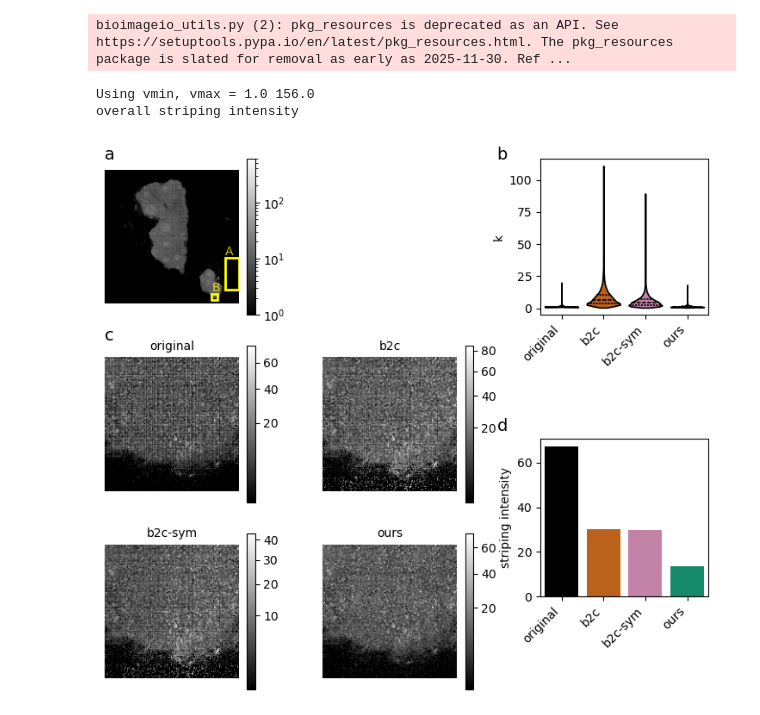
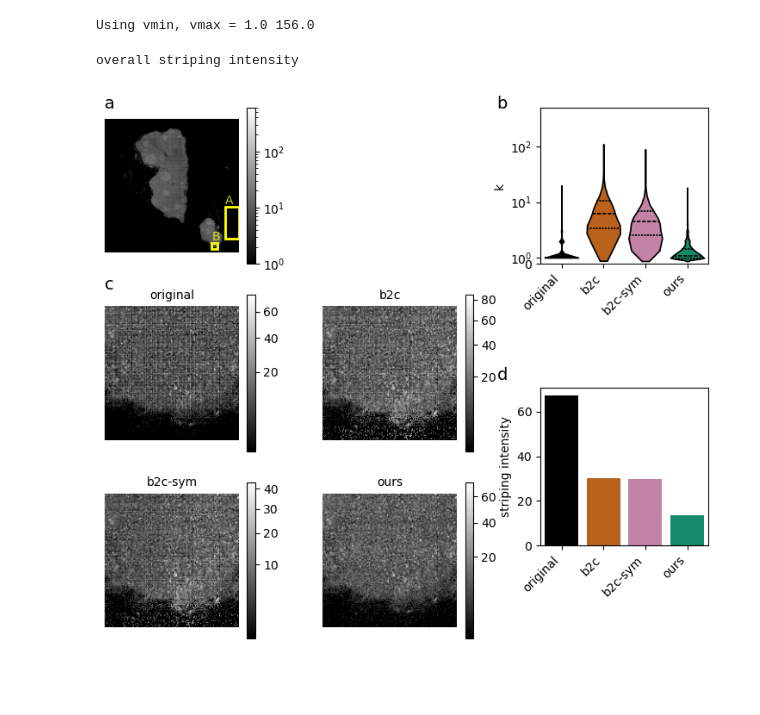
Before and after one commit to paolamalsot/destriping-GLM, a Jupyter notebook: notebooks/panel_human_lymph_node.ipynb, the cells around one changed output. Cells and saved outputs as stored; diff of their text form; code cells hidden in the pictures; blank space fills up the shorter version.

```diff
--- a/notebooks/panel_human_lymph_node.ipynb
+++ b/notebooks/panel_human_lymph_node.ipynb
@@ -3,7 +3,7 @@
 %autoreload 2
 # %%
 config_path = "experiments/benchmark_output_files/human_lymph_node.yaml"
-panel_output_path = "results/publication_oup_v2/figures/panels/panel_zebrafish_head.pdf"
+panel_output_path = "results/publication_oup_v2/figures/panels/panel_human_lymph_node.pdf"
 # %%
 from src.experiments_analysis.plots_ismb import model_name_replacement_dict, color_dict
 import yaml
@@ -104,7 +104,7 @@ cbar = ax.figure.colorbar(mappable, ax=ax, location="right")
 
 # counts in region A
 ax = fig.add_subplot(gs[0, 2])
-intensity_profile_in_region_violinplot(
+ax = intensity_profile_in_region_violinplot(
     bottom_right_region,
     to_plot,
     global_structure_analysis_folder,
@@ -112,6 +112,8 @@ intensity_profile_in_region_violinplot(
     model_name_replacement_dict,
     axes = ax
 )
+ax.set_yscale("symlog", linthresh=1, linscale=0.1)
+ax.set_ylim(0, 500)
 
 # zoom region B
 axes = [
@@ -133,33 +135,32 @@ axes = compare_destriped_data_plots(
 [ax.axis("off") for ax in axes]
 
 ## striping intensity on the right
 gs_striping_intensity = gs[1:,2].subgridspec(
     3, 1, height_ratios=[1, 1.7, 1], wspace=0.0, hspace=0.0
 )
 ax = fig.add_subplot(gs_striping_intensity[1, 0])
 striping_intensity_quantification_region_barplot(
     output_dir,
     striped_region_zoom,
     to_plot,
     color_dict,
     model_name_replacement_dict,
     cyto_select=False,
     axes = ax
 )
 
 fig.canvas.draw()
 
 letters_fontsize = 14
 fig.text(0.0, 1.0, "a", ha="left", va="top", fontsize=letters_fontsize)
 fig.text(0.65, 1.0, "b", ha="left", va="top", fontsize=letters_fontsize)
 fig.text(0.0, 0.7, "c", ha="left", va="top", fontsize=letters_fontsize)
 fig.text(0.65, 0.55, "d", ha="left", va="top", fontsize=letters_fontsize)
 
 save_pdf_temp_intermediate("temp_outputs", panel_output_path, dpi=600)
 
 plt.show()
 # %% [output]
-bioimageio_utils.py (2): pkg_resources is deprecated as an API. See https://setuptools.pypa.io/en/latest/pkg_resources.html. The pkg_resources package is slated for removal as early as 2025-11-30. Ref ...
+Using vmin, vmax = 1.0 156.0
-Using vmin, vmax = 1.0 156.0
 overall striping intensity
-[figure, old version]
+[figure, new version]
```
Also changed, not shown: 3 other files.
